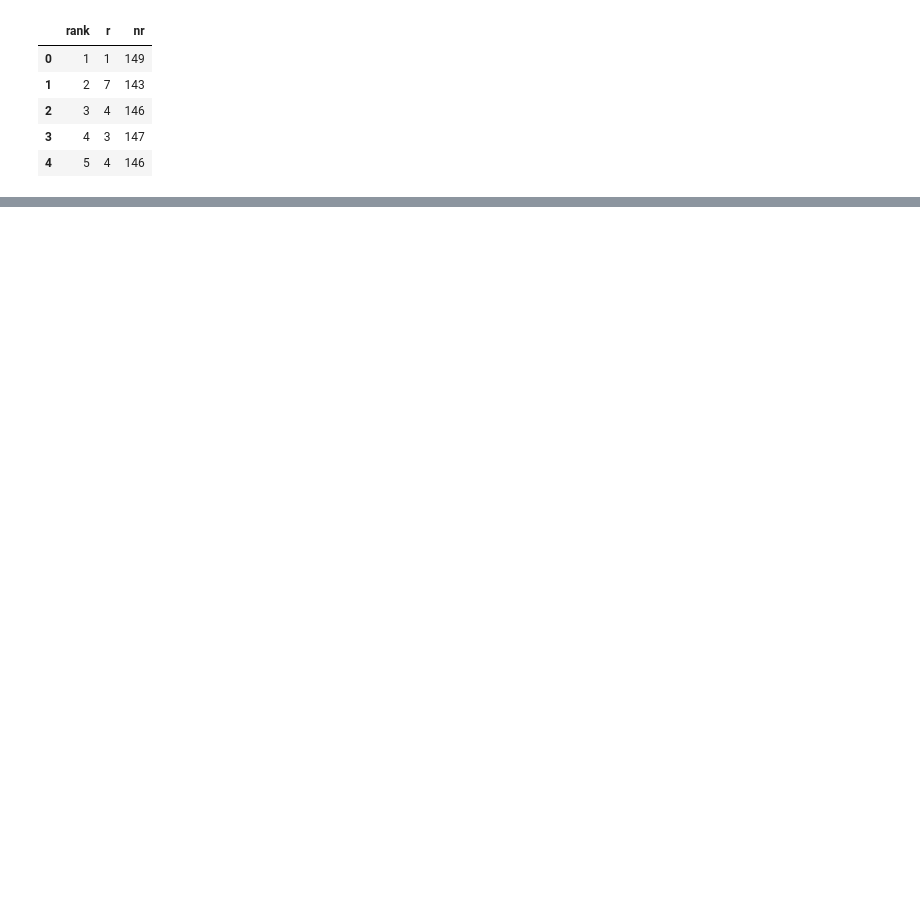
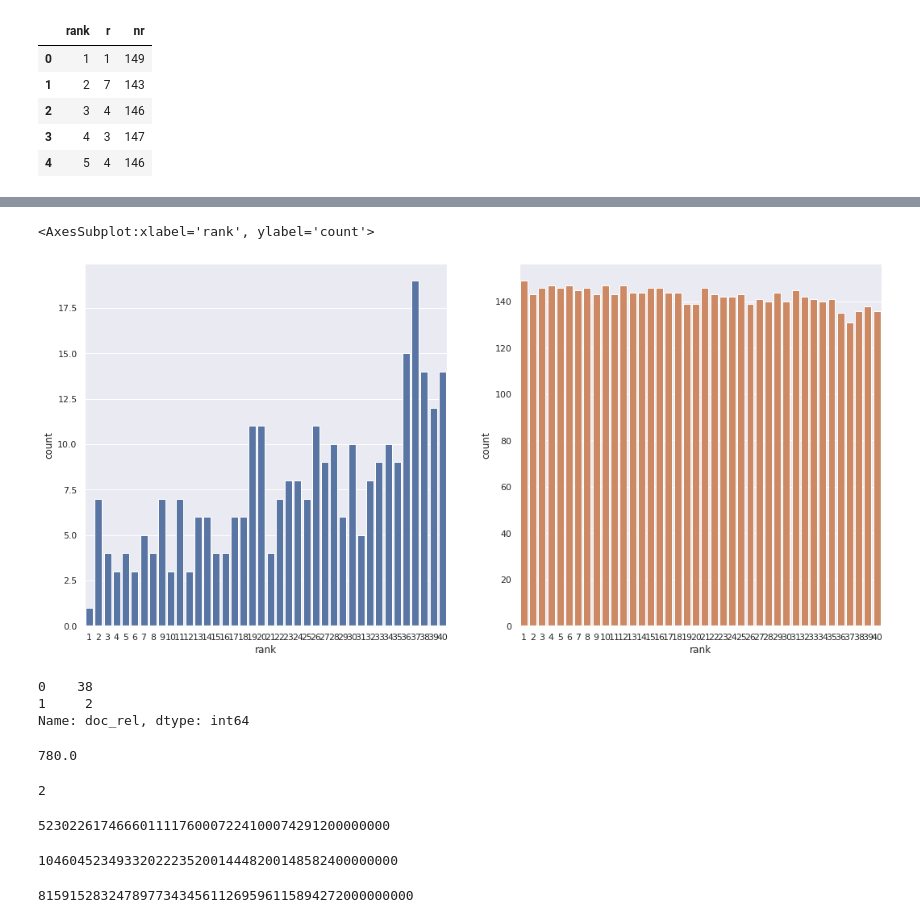
Before and after one commit to pilmus/thesis, a Jupyter notebook: app/notebooks/visualize_ranking_distributions.ipynb, the cells around one changed output, grey strips where cells are left out. Saved outputs shown, nothing was run; the diff lists cells and outputs as text; code cells hidden in the pictures; blank space fills up the shorter version.

```diff
--- a/app/notebooks/visualize_ranking_distributions.ipynb
+++ b/app/notebooks/visualize_ranking_distributions.ipynb
@@ -149,8 +214,3 @@ rankdf.head()
 | 2 | 3 | 4 | 146 |
 | 3 | 4 | 3 | 147 |
 | 4 | 5 | 4 | 146 |
-# %%
-import seaborn as sns
-import matplotlib.pyplot as plt
-sns.set_theme(style="ticks", color_codes=True)
-titanic = sns.load_dataset("titanic")
@@ -177,0 +240,41 @@ titanic
+# %%
+
+sns.set(rc={'figure.figsize':(17.7,8.27)})
+pi = iter(sns.color_palette())
+fig, ax =plt.subplots(1,2)
+sns.barplot(x="rank", y="count", data=forsns[forsns.relkind=='r'],ax=ax[0],color=next(pi))
+sns.barplot(x="rank", y="count", data=forsns[forsns.relkind=='nr'],ax=ax[1],color=next(pi))
+# sns.countplot(forsns[forsns.relkind=='r'], ax=ax[0])
+# sns.countplot(forsns[forsns.relkind=='nr'], ax=ax[1])
+# %% [output]
+<AxesSubplot:xlabel='rank', ylabel='count'>
+[figure, added]
+# %%
+reldf[reldf.qid == 657].doc_rel.value_counts()
+# %% [output]
+0    38
+1     2
+Name: doc_rel, dtype: int64
+# %%
+# 40P40 / (2!*38!)
+from math import factorial as fact
+
+fact(40)/(fact(2)*fact(38))
+# %% [output]
+780.0
+# %%
+fact(2)
+# %% [output]
+2
+# %%
+fact(38)
+# %% [output]
+523022617466601111760007224100074291200000000
+# %%
+fact(2) * fact(38)
+# %% [output]
+1046045234933202223520014448200148582400000000
+# %%
+fact(40)
+# %% [output]
+815915283247897734345611269596115894272000000000
```
Also changed, not shown: parts of 17 cells of this notebook.
